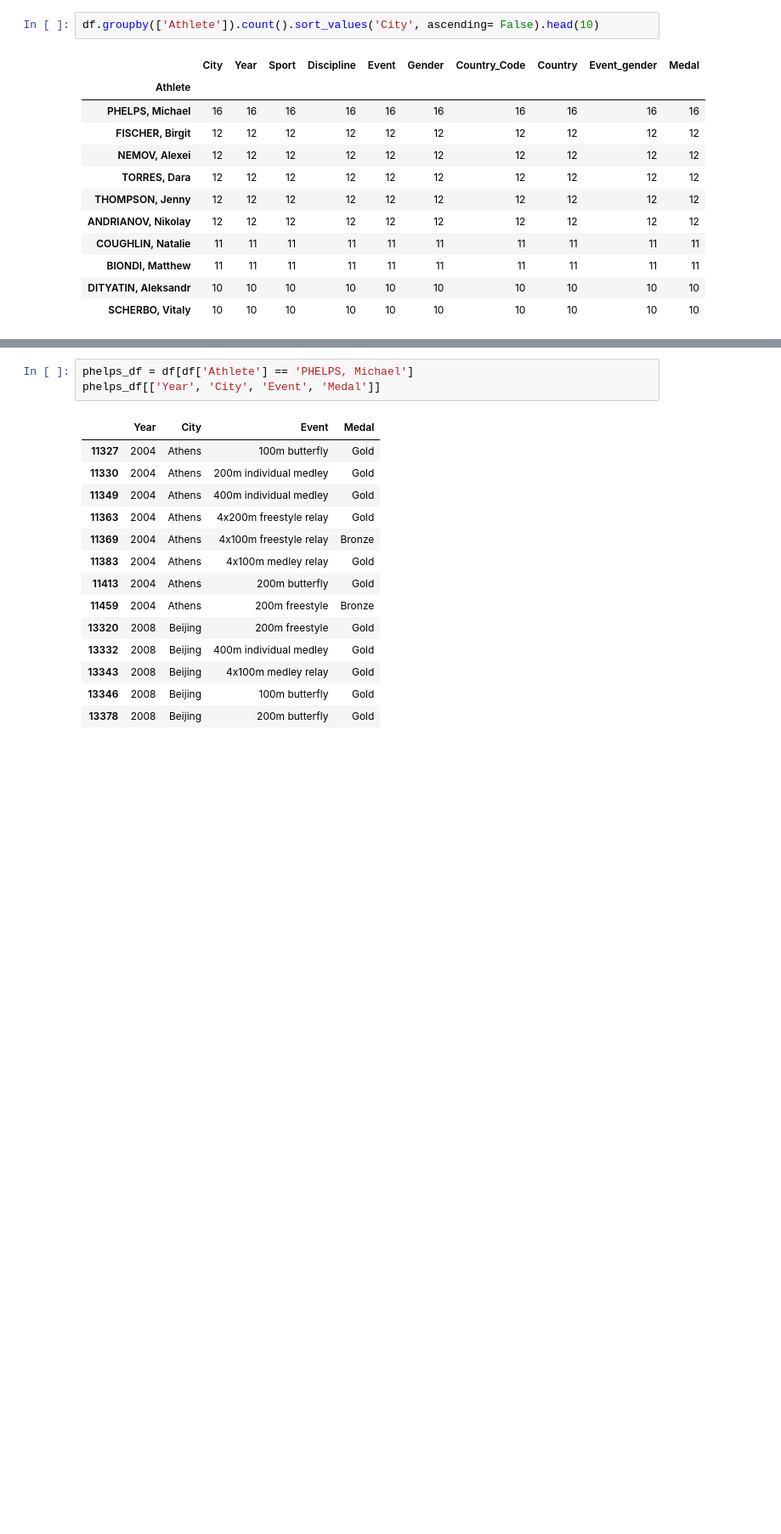
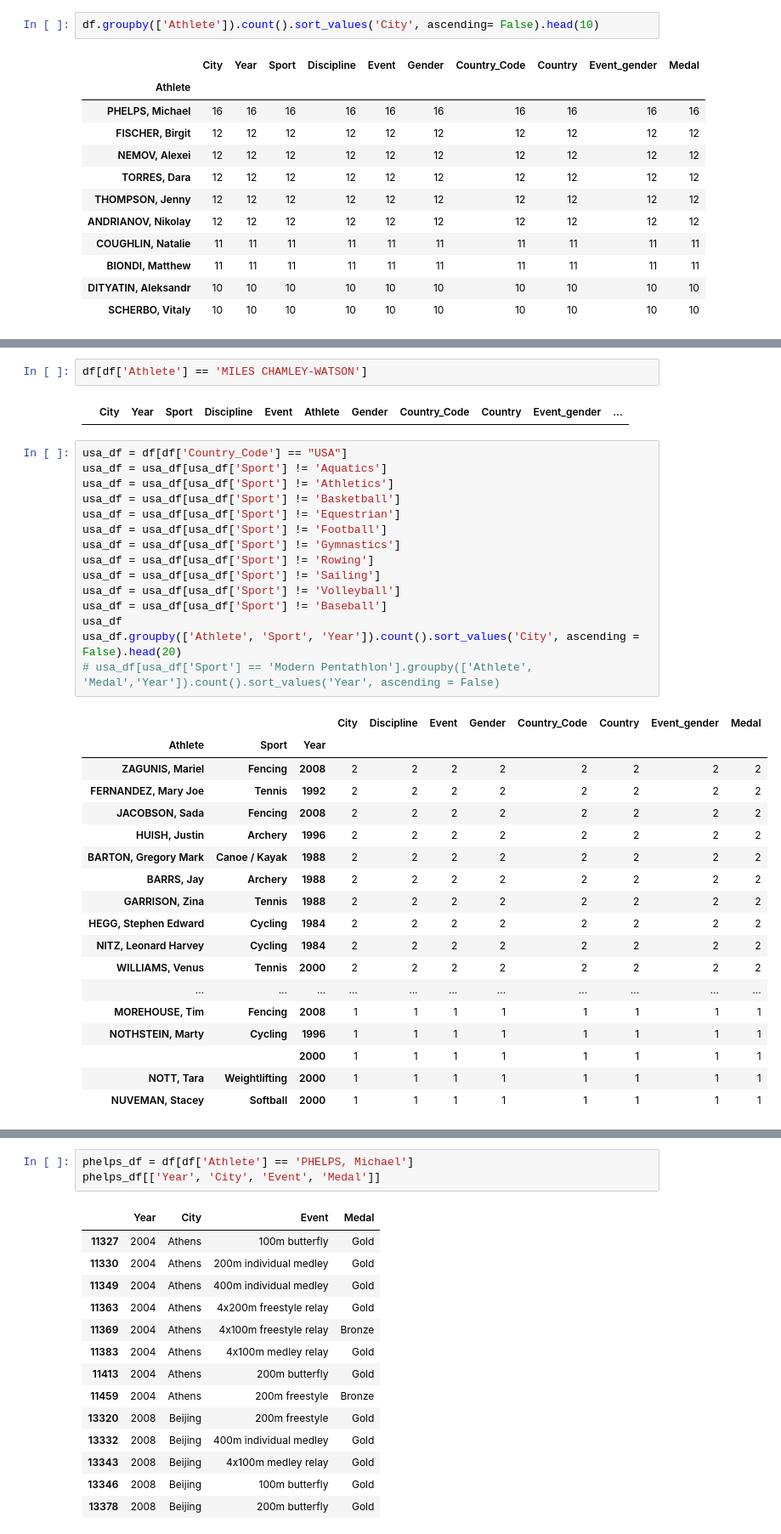
Before and after one commit to kyladawon/dsc106-final-project, a Jupyter notebook: static/olympic.ipynb, the cells around one changed output, grey strips where cells are left out. Shown at 85% size. Saved outputs shown, nothing was run; the diff lists cells and outputs as text; blank space fills up the shorter version.

```diff
--- a/static/olympic.ipynb
+++ b/static/olympic.ipynb
@@ -35,0 +71,38 @@ df.groupby(['Athlete']).count().sort_values('City', ascending= False).head(10)
+# %%
+df[df['Athlete'] == 'MILES CHAMLEY-WATSON']
+# %% [output]
+|  | City | Year | Sport | Discipline | Event | Athlete | Gender | Country_Code | Country | Event_gender | ... |
+# %%
+usa_df = df[df['Country_Code'] == "USA"]
+usa_df = usa_df[usa_df['Sport'] != 'Aquatics']
+usa_df = usa_df[usa_df['Sport'] != 'Athletics']
+usa_df = usa_df[usa_df['Sport'] != 'Basketball']
+usa_df = usa_df[usa_df['Sport'] != 'Equestrian']
+usa_df = usa_df[usa_df['Sport'] != 'Football']
+usa_df = usa_df[usa_df['Sport'] != 'Gymnastics']
+usa_df = usa_df[usa_df['Sport'] != 'Rowing']
+usa_df = usa_df[usa_df['Sport'] != 'Sailing']
+usa_df = usa_df[usa_df['Sport'] != 'Volleyball']
+usa_df = usa_df[usa_df['Sport'] != 'Baseball']
+usa_df
+usa_df.groupby(['Athlete', 'Sport', 'Year']).count().sort_values('City', ascending = False).head(20)
+# usa_df[usa_df['Sport'] == 'Modern Pentathlon'].groupby(['Athlete', 'Medal','Year']).count().sort_values('Year', ascending = False)
+# %% [output]
+|  |  |  | City | Discipline | Event | Gender | Country_Code | Country | Event_gender | Medal |
+| Athlete | Sport | Year |  |  |  |  |  |  |  |  |
+| ZAGUNIS, Mariel | Fencing | 2008 | 2 | 2 | 2 | 2 | 2 | 2 | 2 | 2 |
+| FERNANDEZ, Mary Joe | Tennis | 1992 | 2 | 2 | 2 | 2 | 2 | 2 | 2 | 2 |
+| JACOBSON, Sada | Fencing | 2008 | 2 | 2 | 2 | 2 | 2 | 2 | 2 | 2 |
+| HUISH, Justin | Archery | 1996 | 2 | 2 | 2 | 2 | 2 | 2 | 2 | 2 |
+| BARTON, Gregory Mark | Canoe / Kayak | 1988 | 2 | 2 | 2 | 2 | 2 | 2 | 2 | 2 |
+| BARRS, Jay | Archery | 1988 | 2 | 2 | 2 | 2 | 2 | 2 | 2 | 2 |
+| GARRISON, Zina | Tennis | 1988 | 2 | 2 | 2 | 2 | 2 | 2 | 2 | 2 |
+| HEGG, Stephen Edward | Cycling | 1984 | 2 | 2 | 2 | 2 | 2 | 2 | 2 | 2 |
+| NITZ, Leonard Harvey | Cycling | 1984 | 2 | 2 | 2 | 2 | 2 | 2 | 2 | 2 |
+| WILLIAMS, Venus | Tennis | 2000 | 2 | 2 | 2 | 2 | 2 | 2 | 2 | 2 |
+| ... | ... | ... | ... | ... | ... | ... | ... | ... | ... | ... |
+| MOREHOUSE, Tim | Fencing | 2008 | 1 | 1 | 1 | 1 | 1 | 1 | 1 | 1 |
+| NOTHSTEIN, Marty | Cycling | 1996 | 1 | 1 | 1 | 1 | 1 | 1 | 1 | 1 |
+|  |  | 2000 | 1 | 1 | 1 | 1 | 1 | 1 | 1 | 1 |
+| NOTT, Tara | Weightlifting | 2000 | 1 | 1 | 1 | 1 | 1 | 1 | 1 | 1 |
+| NUVEMAN, Stacey | Softball | 2000 | 1 | 1 | 1 | 1 | 1 | 1 | 1 | 1 |
```
Also changed, not shown: parts of 6 cells of this notebook, 13 other files.
